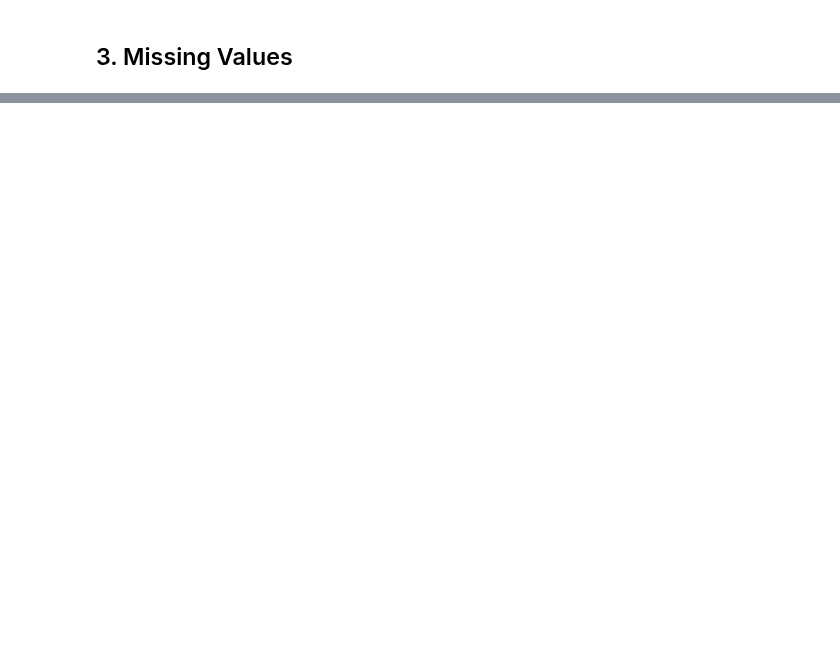
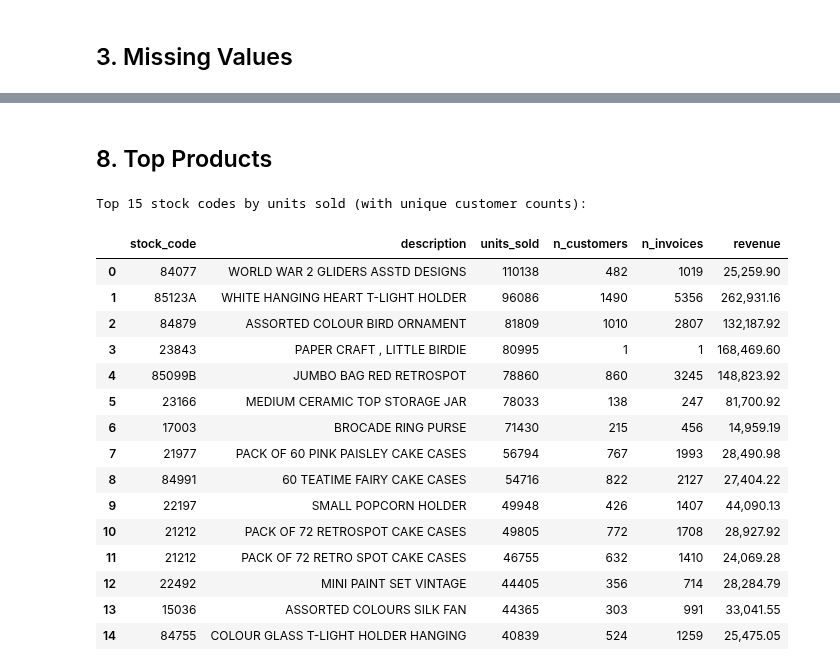
Before and after one commit to Lazr-Galstyan/testing_autoresearch, a Jupyter notebook: notebooks/01_eda_raw.ipynb, the cells around one changed output, grey strips where cells are left out. Saved outputs shown, nothing was run; the diff lists cells and outputs as text; code cells hidden in the pictures; blank space fills up the shorter version.

```diff
--- a/notebooks/01_eda_raw.ipynb
+++ b/notebooks/01_eda_raw.ipynb
@@ -193,0 +293,33 @@ Male    0.801  0.199
+# %% [markdown]
+## 8. Top Products
+# %%
+top_products = (
+    clean.groupby(['stock_code', 'description'])
+    .agg(units_sold=('quantity', 'sum'),
+         n_customers=('customer_id', 'nunique'),
+         n_invoices=('invoice', 'nunique'),
+         revenue=('line_total', 'sum'))
+    .sort_values('units_sold', ascending=False)
+    .head(15)
+    .reset_index()
+)
+print('Top 15 stock codes by units sold (with unique customer counts):')
+top_products
+# %% [output]
+Top 15 stock codes by units sold (with unique customer counts):
+|  | stock_code | description | units_sold | n_customers | n_invoices | revenue |
+| 0 | 84077 | WORLD WAR 2 GLIDERS ASSTD DESIGNS | 110138 | 482 | 1019 | 25,259.90 |
+| 1 | 85123A | WHITE HANGING HEART T-LIGHT HOLDER | 96086 | 1490 | 5356 | 262,931.16 |
+| 2 | 84879 | ASSORTED COLOUR BIRD ORNAMENT | 81809 | 1010 | 2807 | 132,187.92 |
+| 3 | 23843 | PAPER CRAFT , LITTLE BIRDIE | 80995 | 1 | 1 | 168,469.60 |
+| 4 | 85099B | JUMBO BAG RED RETROSPOT | 78860 | 860 | 3245 | 148,823.92 |
+| 5 | 23166 | MEDIUM CERAMIC TOP STORAGE JAR | 78033 | 138 | 247 | 81,700.92 |
+| 6 | 17003 | BROCADE RING PURSE | 71430 | 215 | 456 | 14,959.19 |
+| 7 | 21977 | PACK OF 60 PINK PAISLEY CAKE CASES | 56794 | 767 | 1993 | 28,490.98 |
+| 8 | 84991 | 60 TEATIME FAIRY CAKE CASES | 54716 | 822 | 2127 | 27,404.22 |
+| 9 | 22197 | SMALL POPCORN HOLDER | 49948 | 426 | 1407 | 44,090.13 |
+| 10 | 21212 | PACK OF 72 RETROSPOT CAKE CASES | 49805 | 772 | 1708 | 28,927.92 |
+| 11 | 21212 | PACK OF 72 RETRO SPOT CAKE CASES | 46755 | 632 | 1410 | 24,069.28 |
+| 12 | 22492 | MINI PAINT SET VINTAGE | 44405 | 356 | 714 | 28,284.79 |
+| 13 | 15036 | ASSORTED COLOURS SILK FAN | 44365 | 303 | 991 | 33,041.55 |
+| 14 | 84755 | COLOUR GLASS T-LIGHT HOLDER HANGING | 40839 | 524 | 1259 | 25,475.05 |
```
Also changed, not shown: parts of 38 cells of this notebook, 5 other files.
